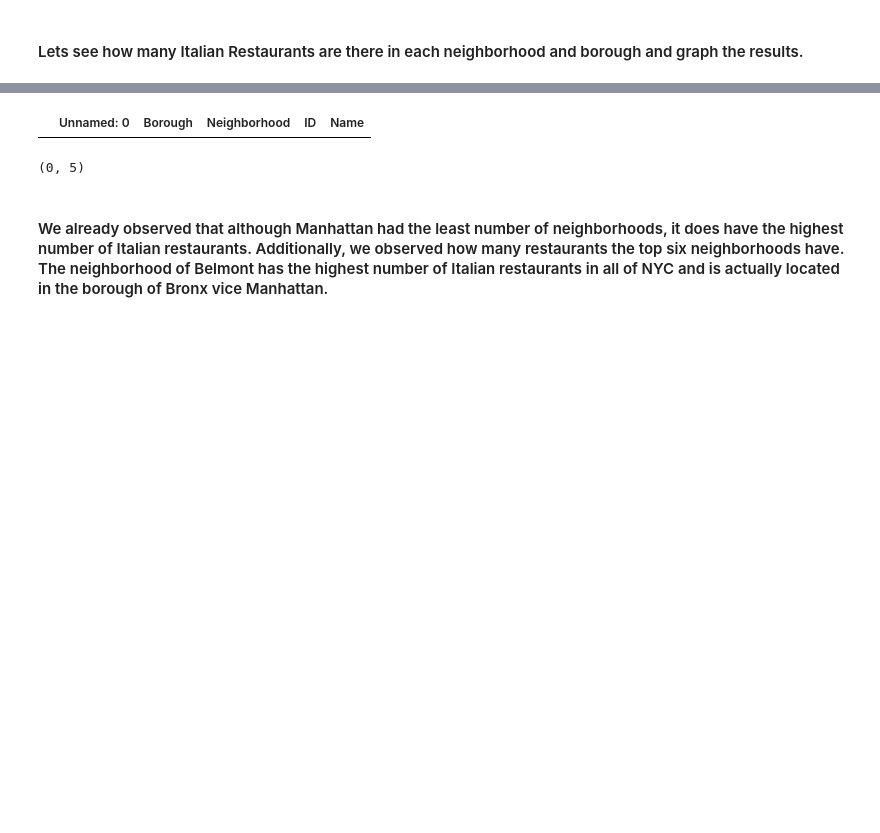
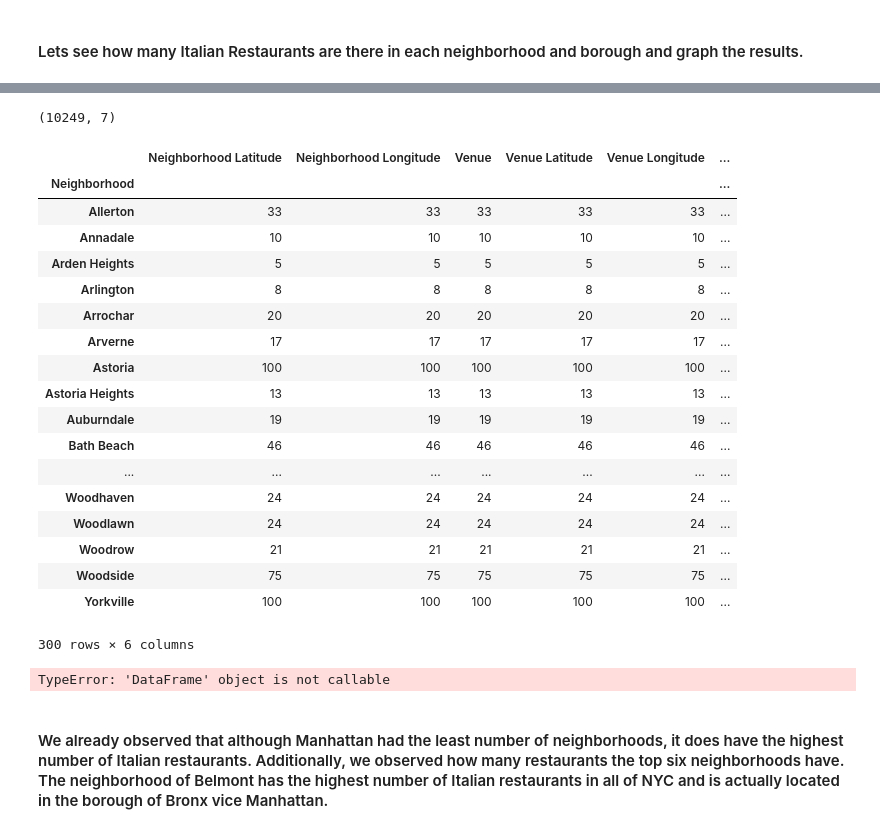
Before and after one commit to Gnidhi410/Capstone-Project, a Jupyter notebook: The Battle of Neighborhood.ipynb, the cells around one changed output, grey strips where cells are left out. Cells and saved outputs as stored; diff of their text form; code cells hidden in the pictures; blank space fills up the shorter version.

```diff
--- a/The Battle of Neighborhood.ipynb
+++ b/The Battle of Neighborhood.ipynb
@@ -205,2 +213,43 @@ plt.show()
 # %% [markdown]
 #### Lets see how many Italian Restaurants are there in each neighborhood and borough and graph the results.
+# %%
+def getNearbyVenues(names, latitudes, longitudes, radius=500):
+
+    venues_list=[]
+    for name, lat, lng in zip(names, latitudes, longitudes):
+
+
+        # create the API request URL
+        url = 'https://api.foursquare.com/v2/venues/explore?&client_id={}&client_secret={}&v={}&ll={},{}&radius={}&limit=100'.format(
+            CLIENT_ID,
+            CLIENT_SECRET,
+            VERSION,
+            lat,
+            lng,
+            radius)
+
+        # make the GET request
+        results = requests.get(url).json()["response"]['groups'][0]['items']
+
+        # return only relevant information for each nearby venue
+        venues_list.append([(
+            name,
+            lat,
+            lng,
+            v['venue']['name'],
+            v['venue']['location']['lat'],
+            v['venue']['location']['lng'],
+            v['venue']['categories'][0]['name']) for v in results])
+
+    nearby_venues = pd.DataFrame([item for venue_list in venues_list for item in venue_list])
+    nearby_venues.columns = ['Neighborhood',
+                  'Neighborhood Latitude',
+                  'Neighborhood Longitude',
+                  'Venue',
+                  'Venue Latitude',
+                  'Venue Longitude',
+                  'Venue Category']
+
+    return(nearby_venues)
+# %%
+ny_data_venues=getNearbyVenues(ny_data['Neighborhood'], ny_data['Latitude'], ny_data['Longitude'])
@@ -207,3 +265,29 @@ plt.show()
+# %%
+ny_data_venues.shape
+# %% [output]
+(10249, 7)
+# %%
+ny_data_venues.groupby('Neighborhood').count()
+# %% [output]
+|  | Neighborhood Latitude | Neighborhood Longitude | Venue | Venue Latitude | Venue Longitude | ... |
+| Neighborhood |  |  |  |  |  | ... |
+| Allerton | 33 | 33 | 33 | 33 | 33 | ... |
+| Annadale | 10 | 10 | 10 | 10 | 10 | ... |
+| Arden Heights | 5 | 5 | 5 | 5 | 5 | ... |
+| Arlington | 8 | 8 | 8 | 8 | 8 | ... |
+| Arrochar | 20 | 20 | 20 | 20 | 20 | ... |
+| Arverne | 17 | 17 | 17 | 17 | 17 | ... |
+| Astoria | 100 | 100 | 100 | 100 | 100 | ... |
+| Astoria Heights | 13 | 13 | 13 | 13 | 13 | ... |
+| Auburndale | 19 | 19 | 19 | 19 | 19 | ... |
+| Bath Beach | 46 | 46 | 46 | 46 | 46 | ... |
+| ... | ... | ... | ... | ... | ... | ... |
+| Woodhaven | 24 | 24 | 24 | 24 | 24 | ... |
+| Woodlawn | 24 | 24 | 24 | 24 | 24 | ... |
+| Woodrow | 21 | 21 | 21 | 21 | 21 | ... |
+| Woodside | 75 | 75 | 75 | 75 | 75 | ... |
+| Yorkville | 100 | 100 | 100 | 100 | 100 | ... |
+300 rows × 6 columns
 # %%
 # queens has most neighborhoods
 # prepare neighborhood list that contains Italian Restaurants
@@ -216,7 +300,7 @@ for Borough, Neighborhood, id, name in zip(italian_rest_ny["Borough"], italian_r
     italian_restaurants=venues[venues['Category']=='Italian Restaurant']
     print('(',count,'/',len(ny_data),')','Italian Restaurants in '+Neighborhood+', '+Borough+':'+str(len(italian_restaurants)))
     print(row)
-    for restaurant_detail in italian_restaurants.values.tolist():
+for restaurant_detail in ny_data(italian_rest_ny["Borough"],italian_rest_ny["Neighborhood"], italian_rest_ny["ID"], italian_rest_ny["Name"]):
         id, name , category=restaurant_detail
         italian_rest_ny = italian_rest_ny.append({'Borough': Borough,
                                                 'Neighborhood': Neighborhood,
@@ -224,3 +308,5 @@ for Borough, Neighborhood, id, name in zip(italian_rest_ny["Borough"], italian_r
                                                 'Name' : name
                                                }, ignore_index=True)
 count+=1
+# %% [output]
+TypeError: 'DataFrame' object is not callable
@@ -230,12 +313,3 @@ italian_rest_ny.to_csv('italian_rest_ny_tocsv1.csv')
-# %%
-italian_rest_ny = pd.read_csv('italian_rest_ny_tocsv1.csv')
-italian_rest_ny.tail()
-# %% [output]
-|  | Unnamed: 0 | Borough | Neighborhood | ID | Name |
-# %%
-italian_rest_ny.shape
-# %% [output]
-(0, 5)
 # %% [markdown]
 #### We already observed that although Manhattan had the least number of neighborhoods, it does have the highest number of Italian restaurants. Additionally, we observed how many restaurants the top six neighborhoods have. The neighborhood of Belmont has the highest number of Italian restaurants in all of NYC and is actually located in the borough of Bronx vice Manhattan.
 # %%
```
Also changed, not shown: parts of 5 cells of this notebook.
